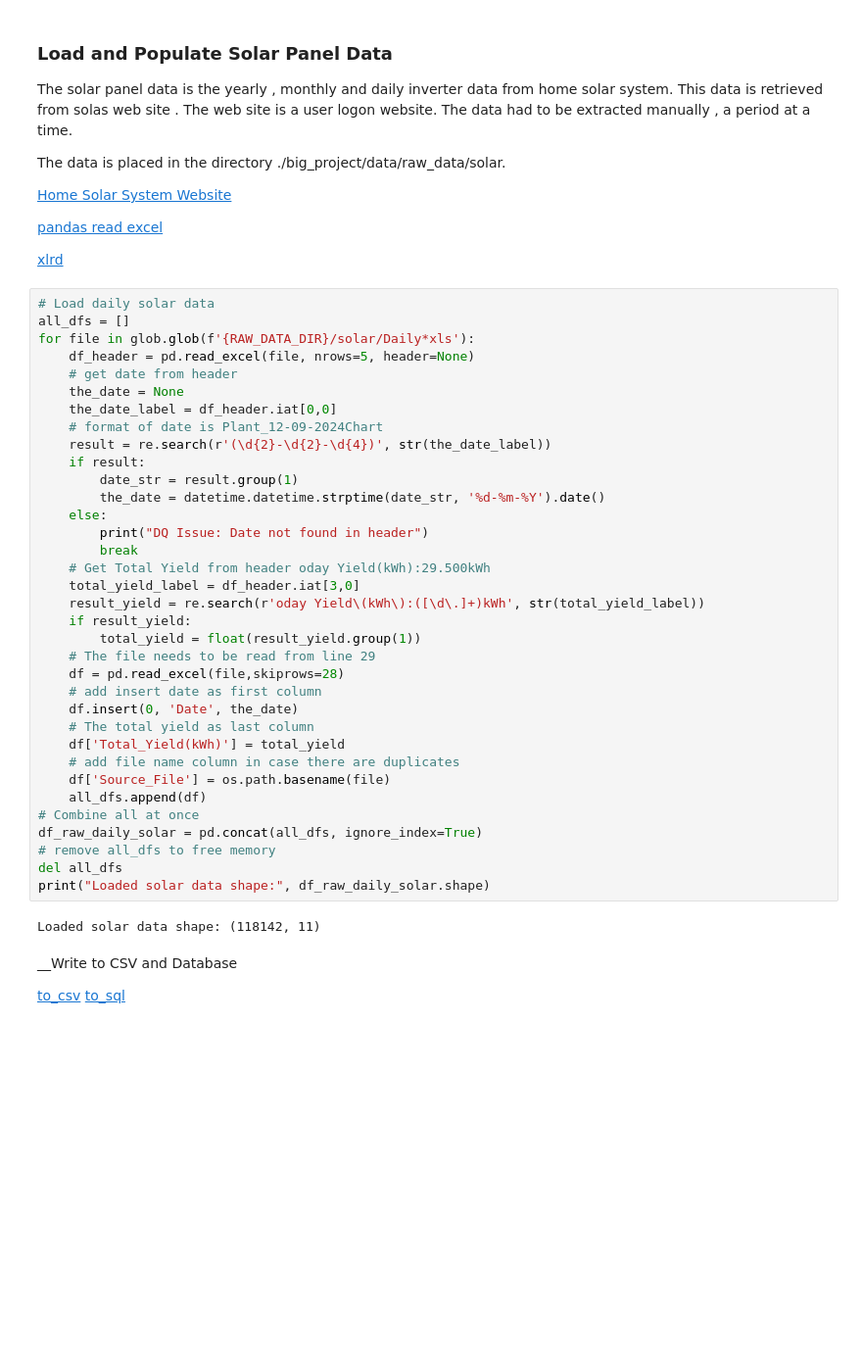
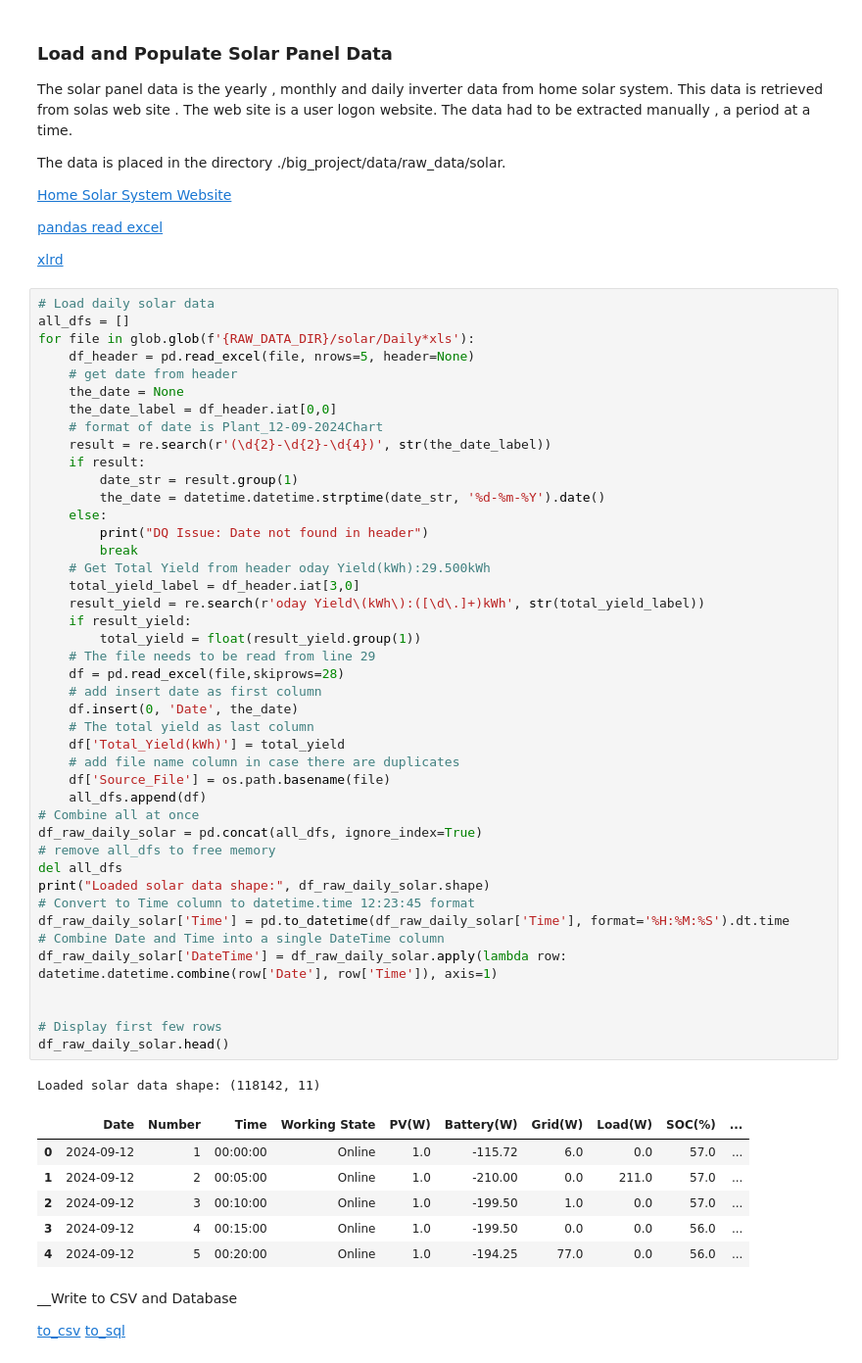
Before and after one commit to clydewatts1/PFDA-programming-for-data-analytics, a Jupyter notebook: big_project/big_project.ipynb, the cells around one changed output. Shown at 98% size. Saved outputs shown, nothing was run; the diff lists cells and outputs as text; blank space fills up the shorter version.

```diff
--- a/big_project/big_project.ipynb
+++ b/big_project/big_project.ipynb
@@ -112,33 +119,47 @@ for file in glob.glob(f'{RAW_DATA_DIR}/solar/Daily*xls'):
     the_date_label = df_header.iat[0,0]
     # format of date is Plant_12-09-2024Chart
     result = re.search(r'(\d{2}-\d{2}-\d{4})', str(the_date_label))
     if result:
         date_str = result.group(1)
         the_date = datetime.datetime.strptime(date_str, '%d-%m-%Y').date()
     else:
         print("DQ Issue: Date not found in header")
         break
     # Get Total Yield from header oday Yield(kWh):29.500kWh
     total_yield_label = df_header.iat[3,0]
     result_yield = re.search(r'oday Yield\(kWh\):([\d\.]+)kWh', str(total_yield_label))
     if result_yield:
         total_yield = float(result_yield.group(1))
     # The file needs to be read from line 29
     df = pd.read_excel(file,skiprows=28)
     # add insert date as first column
     df.insert(0, 'Date', the_date)
     # The total yield as last column
     df['Total_Yield(kWh)'] = total_yield
     # add file name column in case there are duplicates
     df['Source_File'] = os.path.basename(file)
     all_dfs.append(df)
 # Combine all at once
 df_raw_daily_solar = pd.concat(all_dfs, ignore_index=True)
 # remove all_dfs to free memory
 del all_dfs
 print("Loaded solar data shape:", df_raw_daily_solar.shape)
+# Convert to Time column to datetime.time 12:23:45 format
+df_raw_daily_solar['Time'] = pd.to_datetime(df_raw_daily_solar['Time'], format='%H:%M:%S').dt.time
+# Combine Date and Time into a single DateTime column
+df_raw_daily_solar['DateTime'] = df_raw_daily_solar.apply(lambda row: datetime.datetime.combine(row['Date'], row['Time']), axis=1)
+
+
+# Display first few rows
+df_raw_daily_solar.head()
 # %% [output]
 Loaded solar data shape: (118142, 11)
+|  | Date | Number | Time | Working State | PV(W) | Battery(W) | Grid(W) | Load(W) | SOC(%) | ... |
+| 0 | 2024-09-12 | 1 | 00:00:00 | Online | 1.0 | -115.72 | 6.0 | 0.0 | 57.0 | ... |
+| 1 | 2024-09-12 | 2 | 00:05:00 | Online | 1.0 | -210.00 | 0.0 | 211.0 | 57.0 | ... |
+| 2 | 2024-09-12 | 3 | 00:10:00 | Online | 1.0 | -199.50 | 1.0 | 0.0 | 57.0 | ... |
+| 3 | 2024-09-12 | 4 | 00:15:00 | Online | 1.0 | -199.50 | 0.0 | 0.0 | 56.0 | ... |
+| 4 | 2024-09-12 | 5 | 00:20:00 | Online | 1.0 | -194.25 | 77.0 | 0.0 | 56.0 | ... |
 # %% [markdown]
 __Write to CSV and Database
 
```
Also changed, not shown: parts of 47 cells of this notebook, 4 other files.
